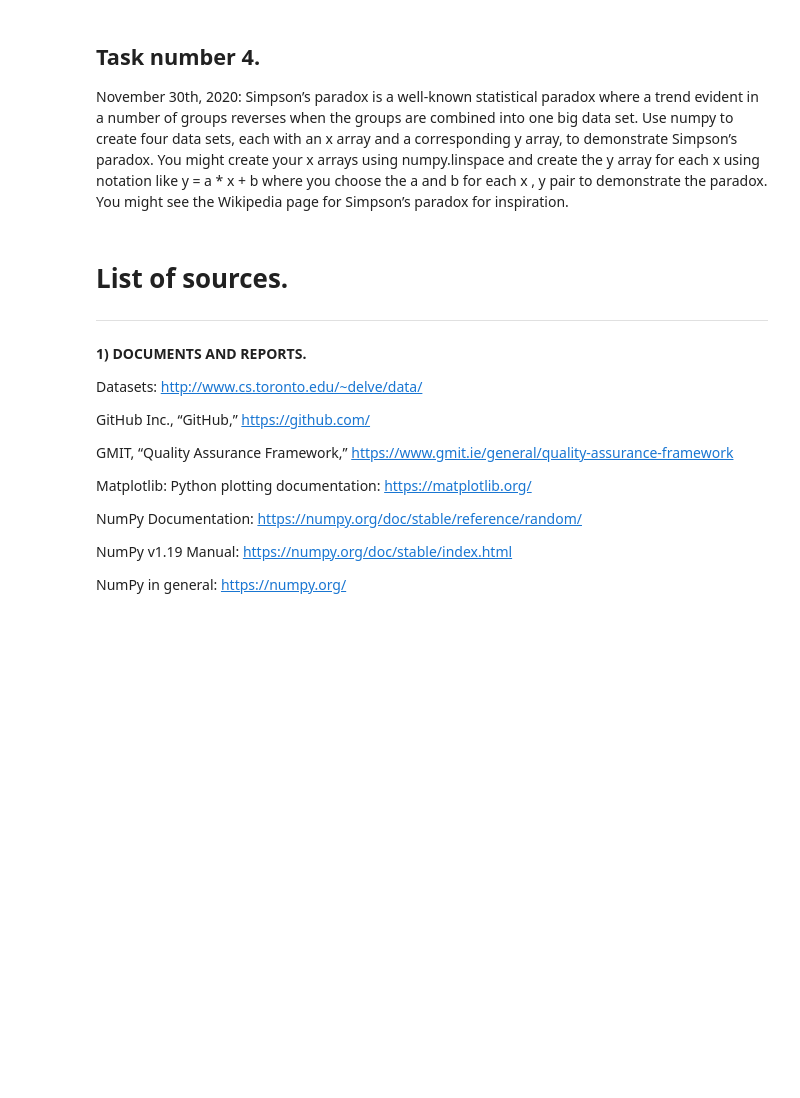
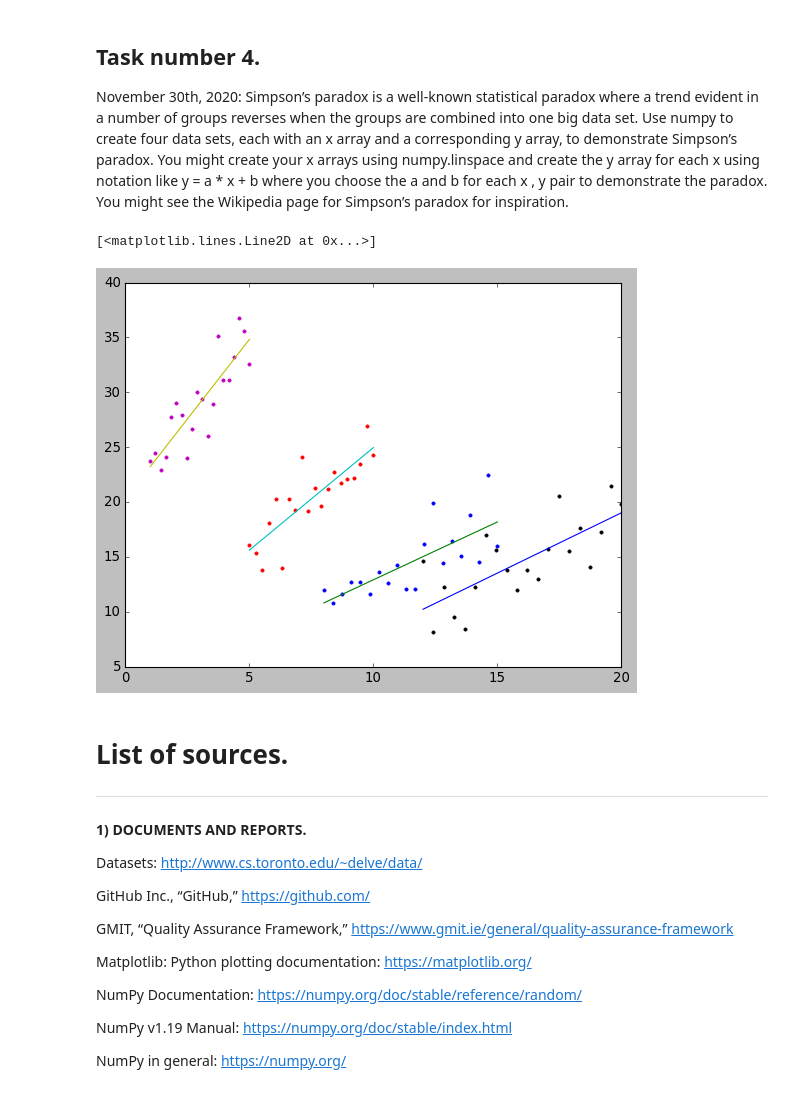
Before and after one commit to adrianberski/Fundamentals_of_Data_Analysis, a Jupyter notebook: Assessments/4Assessments.ipynb, the cells around one changed output. Saved outputs shown, nothing was run; the diff lists cells and outputs as text; code cells hidden in the pictures; blank space fills up the shorter version.

```diff
--- a/Assessments/4Assessments.ipynb
+++ b/Assessments/4Assessments.ipynb
@@ -129,6 +129,77 @@ create your x arrays using numpy.linspace and create the y array for each
 x using notation like y = a * x + b where you choose the a and b for each
 x , y pair to demonstrate the paradox. You might see the Wikipedia page for
 Simpson’s paradox for inspiration.
+# %%
+import numpy as np # to create four data sets
+import matplotlib.pyplot as plt #for plotting
+import seaborn as sns #for final plot
+#I am importing relevant libraries for this task
+
+
+# demonstarting set
+plt.style.use("ggplot")
+plt.rcParams["figure.figsize"] = (18,10)
+plt.style.use('classic')
+
+
+
+# I am defining the 1 data set and using  numpy.linspace
+#  x arrays using numpy.linspace
+firstset_x = np.linspace(8.0, 15.0, 20)
+# #  y arrays using numpy.linspace
+firstset_y = 1.0 * firstset_x + 3.0 + np.random.normal(0.0, 2.0, len(firstset_x))
+# getting the number used to multiply a variabled by the first dataset
+num_used_to_multip_a_variab_one = np.polyfit(firstset_x, firstset_y, 1)
+# plotting the first dataset with line one
+plt.plot(firstset_x, firstset_y, '.', label="data set one")
+plt.plot(firstset_x, num_used_to_multip_a_variab_one[0] * firstset_x + num_used_to_multip_a_variab_one[1], '-', label="line one")
+
+
+
+# I am defining the 2 data set and using  numpy.linspace
+#  x arrays using numpy.linspace
+secondset_x = np.linspace(5.0, 10.0, 20)
+# #  y arrays using numpy.linspace
+secondset_y = 2.0 * secondset_x + 5.0 + np.random.normal(0.0, 2.0, len(secondset_x))
+# getting the number used to multiply a variabled by the second dataset
+num_used_to_multip_a_variab_two = np.polyfit(secondset_x, secondset_y, 1)
+# plotting the first dataset with line two
+plt.plot(secondset_x, secondset_y, '.', label="data set two")
+plt.plot(secondset_x, num_used_to_multip_a_variab_two[0] * secondset_x + num_used_to_multip_a_variab_two[1], '-', label="line two")
+
+
+
+
+
+# I am defining the 3 data set and using  numpy.linspace
+#  x arrays using numpy.linspace
+thirdset_x = np.linspace(1.0, 5.0, 20)
+# #  y arrays using numpy.linspace
+thirdset_y = 3.0 * thirdset_x + 20.0 + np.random.normal(0.0, 2.0, len(thirdset_x))
+# getting the number used to multiply a variabled by the third dataset
+num_used_to_multip_a_variab_three = np.polyfit(thirdset_x, thirdset_y, 1)
+# plotting the first dataset with line three
+plt.plot(thirdset_x, thirdset_y, '.', label="data set three")
+plt.plot(thirdset_x, num_used_to_multip_a_variab_three[0] * thirdset_x + num_used_to_multip_a_variab_three[1], '-', label="line three")
+
+
+
+# I am defining the 4 data set and using  numpy.linspace
+#  x arrays using numpy.linspace
+fourthset_x = np.linspace(12.0, 20.0, 20)
+# #  y arrays using numpy.linspace
+fourthset_y = 1.0 * fourthset_x + (-2.0) + np.random.normal(0.0, 2.0, len(fourthset_x))
+# getting the number used to multiply a variabled by the third dataset
+num_used_to_multip_a_variab_fourth = np.polyfit(fourthset_x, fourthset_y, 1)
+# plotting the first dataset with line three
+plt.plot(fourthset_x, fourthset_y, '.', label="data set four")
+plt.plot(fourthset_x, num_used_to_multip_a_variab_fourth[0] * fourthset_x + num_used_to_multip_a_variab_fourth[1], '-', label="line four")
+
+
+#crearing new set by integratings all sets
+# %% [output]
+[<matplotlib.lines.Line2D at 0x...>]
+[figure, added]
 # %% [markdown]
 # List of sources.
 
```
Also changed, not shown: parts of 2 cells of this notebook.
